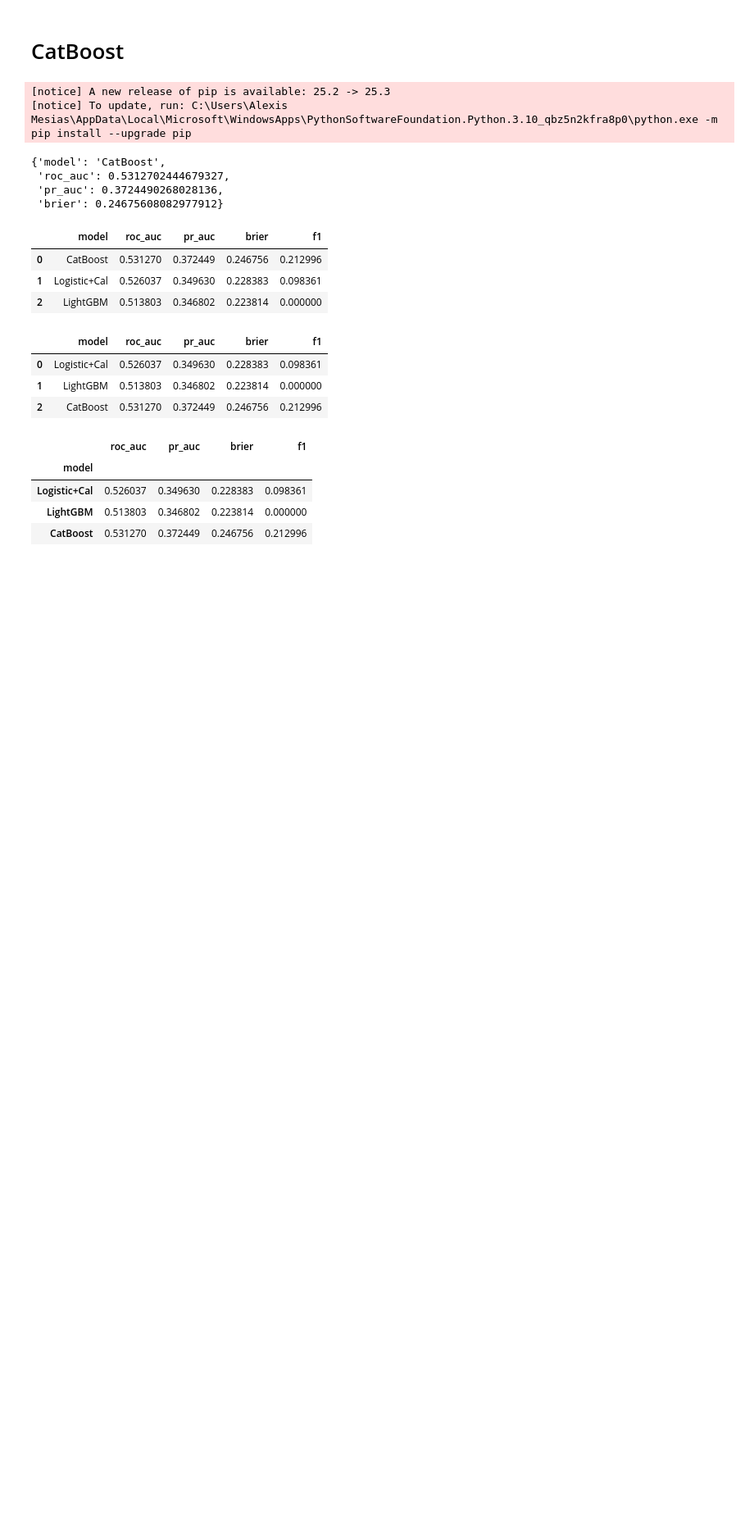
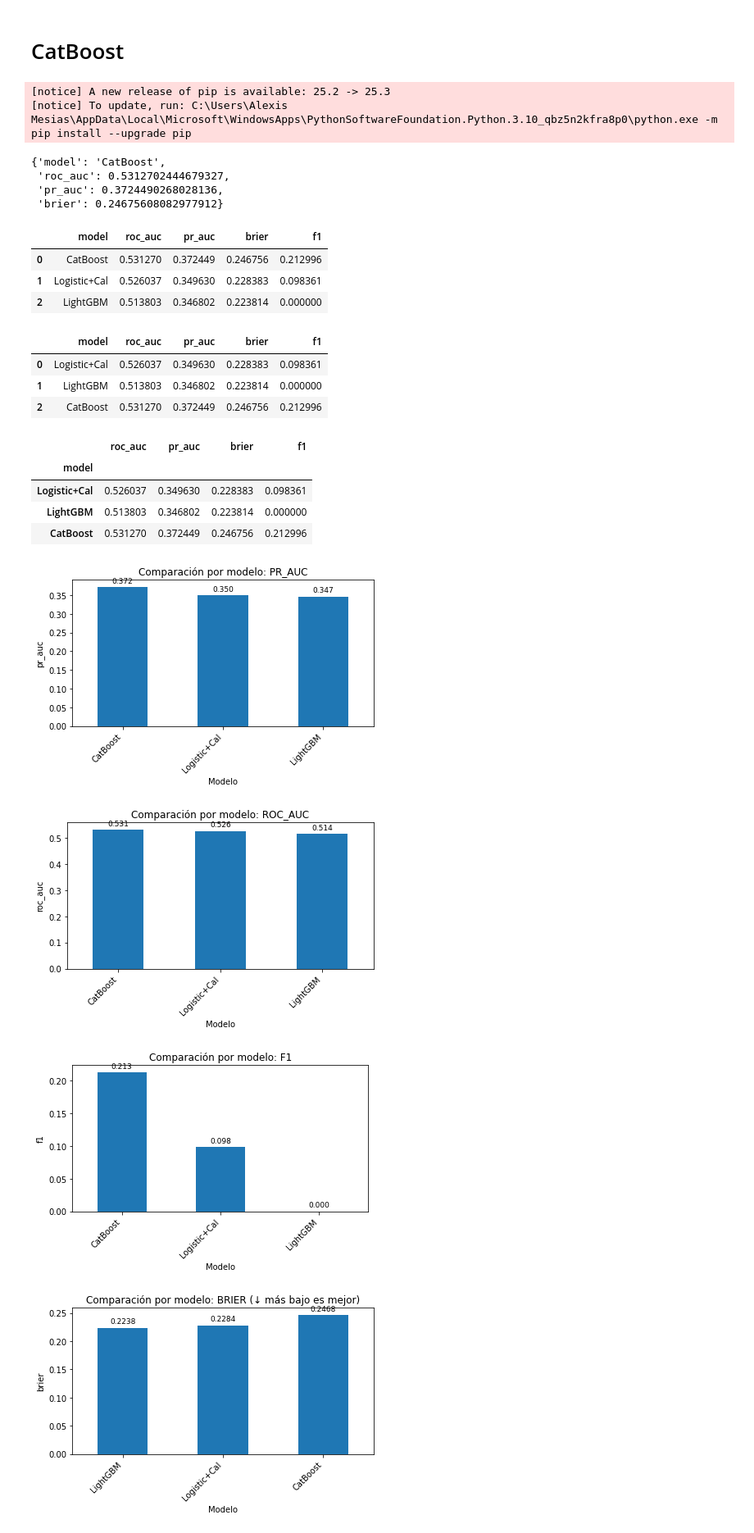
Before and after one commit to Riv2oo4/Proyecto2_DataScience, a Jupyter notebook: Tema8_OnlineRetail_Auto.ipynb, the cells around one changed output. Shown at 82% size. Saved outputs shown, nothing was run; the diff lists cells and outputs as text; code cells hidden in the pictures; blank space fills up the shorter version.

Commit message:
Metricas

```diff
--- a/Tema8_OnlineRetail_Auto.ipynb
+++ b/Tema8_OnlineRetail_Auto.ipynb
@@ -613,3 +613,31 @@ def plot_metric_bars(df, metric, lower_is_better=False, filename=None, title=Non
     if filename:
         plt.savefig(filename, dpi=160, bbox_inches="tight")
     plt.show()
+# %%
+# Métricas donde más alto es mejor
+for metric in ["pr_auc", "roc_auc", "f1"]:
+    if metric in res.columns:
+        plot_metric_bars(
+            res,
+            metric,
+            lower_is_better=False,
+            filename=f"plots/{metric}_by_model.png",
+            title=f"Comparación por modelo: {metric.upper()}",
+            fmt="{:.3f}"
+        )
+
+# Métricas donde más bajo es mejor (ej. Brier)
+if "brier" in res.columns:
+    plot_metric_bars(
+        res,
+        "brier",
+        lower_is_better=True,
+        filename="plots/brier_by_model.png",
+        title="Comparación por modelo: BRIER (↓ más bajo es mejor)",
+        fmt="{:.4f}"
+    )
+# %% [output]
+[figure, added]
+[figure, added]
+[figure, added]
+[figure, added]
```
